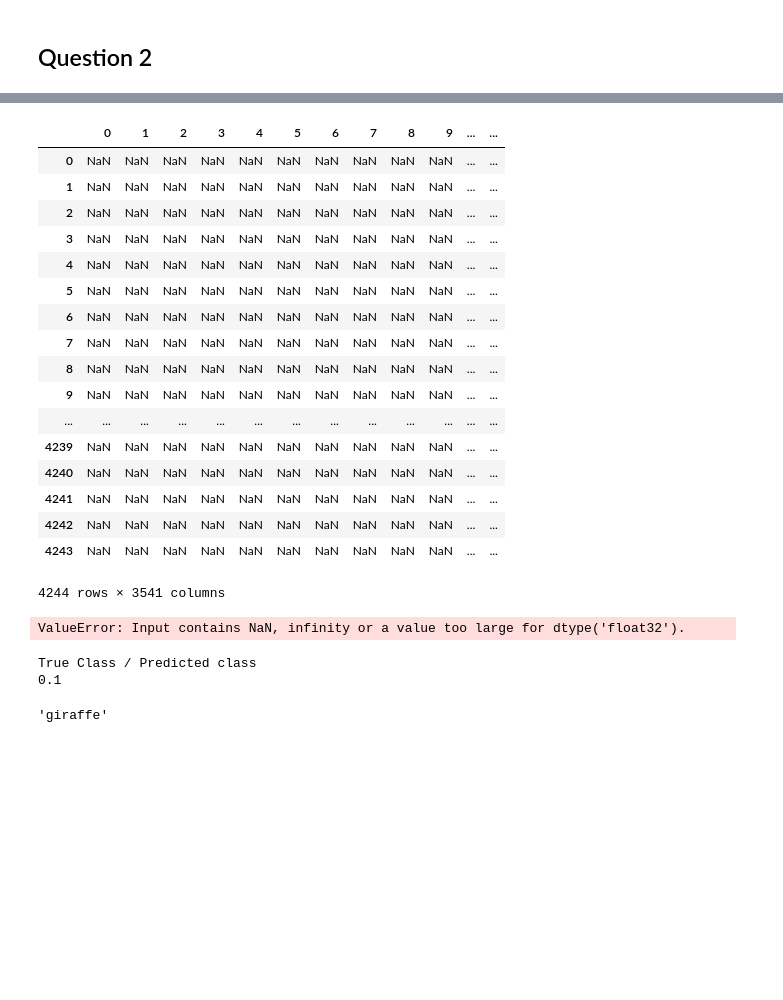
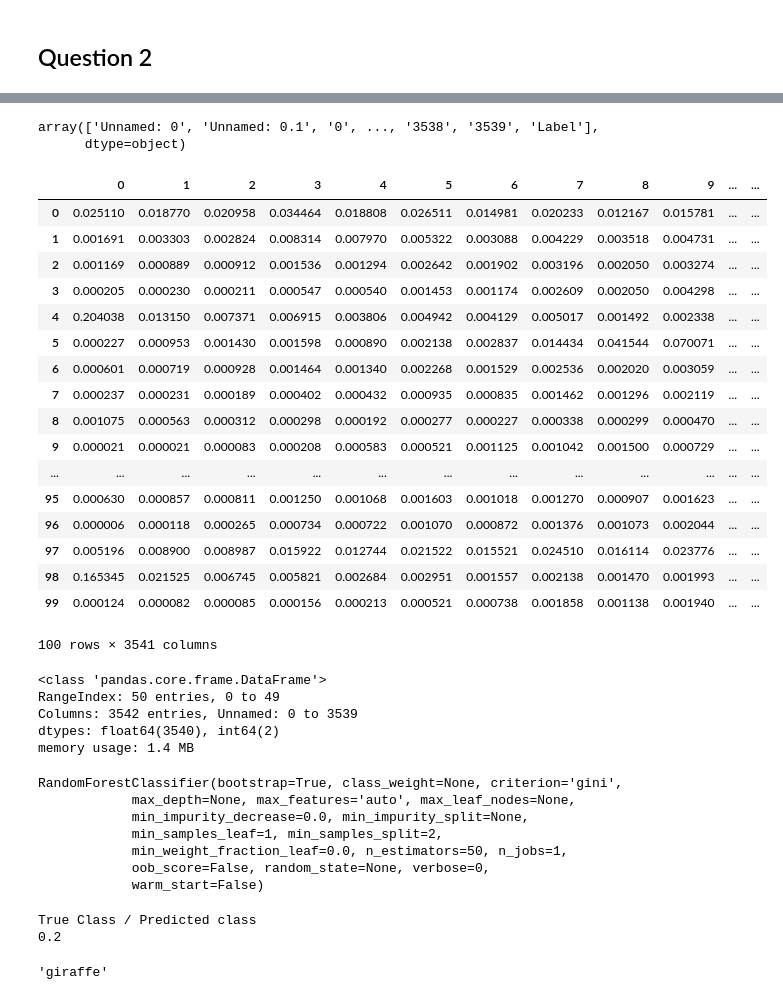
Before and after one commit to ckgrosch/groschner-python-ay250-homework, a Jupyter notebook: hw_6/hw_6_groschner.ipynb, the cells around one changed output, grey strips where cells are left out. Saved outputs shown, nothing was run; the diff lists cells and outputs as text; code cells hidden in the pictures; blank space fills up the shorter version.

```diff
--- a/hw_6/hw_6_groschner.ipynb
+++ b/hw_6/hw_6_groschner.ipynb
@@ -225,3 +225,8 @@ df_full.head()
 5 rows × 3541 columns
 # %% [markdown]
 ## Question 2
+# %%
+directory = '/Users/kategroschner/Documents/Berkeley2017_2018/AY250/python-ay250-homework/hw_6/50_categories'
+csv_name = directory + '/all_features.csv'
+df_full = pd.read_csv(csv_name)
+df_full.fillna(value=0)
@@ -228 +252,27 @@ df_full.head()
+# %%
+df_full.columns.values
+# %% [output]
+array(['Unnamed: 0', 'Unnamed: 0.1', '0', ..., '3538', '3539', 'Label'],
+      dtype=object)
+# %%
+df_full.drop(['Unnamed: 0.1','Unnamed: 0'] ,axis = 1)
+# %% [output]
+|  | 0 | 1 | 2 | 3 | 4 | 5 | 6 | 7 | 8 | 9 | ... | ... |
+| 0 | 0.025110 | 0.018770 | 0.020958 | 0.034464 | 0.018808 | 0.026511 | 0.014981 | 0.020233 | 0.012167 | 0.015781 | ... | ... |
+| 1 | 0.001691 | 0.003303 | 0.002824 | 0.008314 | 0.007970 | 0.005322 | 0.003088 | 0.004229 | 0.003518 | 0.004731 | ... | ... |
+| 2 | 0.001169 | 0.000889 | 0.000912 | 0.001536 | 0.001294 | 0.002642 | 0.001902 | 0.003196 | 0.002050 | 0.003274 | ... | ... |
+| 3 | 0.000205 | 0.000230 | 0.000211 | 0.000547 | 0.000540 | 0.001453 | 0.001174 | 0.002609 | 0.002050 | 0.004298 | ... | ... |
+| 4 | 0.204038 | 0.013150 | 0.007371 | 0.006915 | 0.003806 | 0.004942 | 0.004129 | 0.005017 | 0.001492 | 0.002338 | ... | ... |
+| 5 | 0.000227 | 0.000953 | 0.001430 | 0.001598 | 0.000890 | 0.002138 | 0.002837 | 0.014434 | 0.041544 | 0.070071 | ... | ... |
+| 6 | 0.000601 | 0.000719 | 0.000928 | 0.001464 | 0.001340 | 0.002268 | 0.001529 | 0.002536 | 0.002020 | 0.003059 | ... | ... |
+| 7 | 0.000237 | 0.000231 | 0.000189 | 0.000402 | 0.000432 | 0.000935 | 0.000835 | 0.001462 | 0.001296 | 0.002119 | ... | ... |
+| 8 | 0.001075 | 0.000563 | 0.000312 | 0.000298 | 0.000192 | 0.000277 | 0.000227 | 0.000338 | 0.000299 | 0.000470 | ... | ... |
+| 9 | 0.000021 | 0.000021 | 0.000083 | 0.000208 | 0.000583 | 0.000521 | 0.001125 | 0.001042 | 0.001500 | 0.000729 | ... | ... |
+| ... | ... | ... | ... | ... | ... | ... | ... | ... | ... | ... | ... | ... |
+| 95 | 0.000630 | 0.000857 | 0.000811 | 0.001250 | 0.001068 | 0.001603 | 0.001018 | 0.001270 | 0.000907 | 0.001623 | ... | ... |
+| 96 | 0.000006 | 0.000118 | 0.000265 | 0.000734 | 0.000722 | 0.001070 | 0.000872 | 0.001376 | 0.001073 | 0.002044 | ... | ... |
+| 97 | 0.005196 | 0.008900 | 0.008987 | 0.015922 | 0.012744 | 0.021522 | 0.015521 | 0.024510 | 0.016114 | 0.023776 | ... | ... |
+| 98 | 0.165345 | 0.021525 | 0.006745 | 0.005821 | 0.002684 | 0.002951 | 0.001557 | 0.002138 | 0.001470 | 0.001993 | ... | ... |
+| 99 | 0.000124 | 0.000082 | 0.000085 | 0.000156 | 0.000213 | 0.000521 | 0.000738 | 0.001858 | 0.001138 | 0.001940 | ... | ... |
+100 rows × 3541 columns
 # %%
@@ -232,33 +281,26 @@ X_train = df_full.iloc[0:half,:-1]
 Y_train = df_full.iloc[0:half,-1]
 X_test = df_full.iloc[half:,:-1]
 Y_test = df_full.iloc[half:,-1]
-# %%
-if
-# %% [output]
-|  | 0 | 1 | 2 | 3 | 4 | 5 | 6 | 7 | 8 | 9 | ... | ... |
-| 0 | NaN | NaN | NaN | NaN | NaN | NaN | NaN | NaN | NaN | NaN | ... | ... |
-| 1 | NaN | NaN | NaN | NaN | NaN | NaN | NaN | NaN | NaN | NaN | ... | ... |
-| 2 | NaN | NaN | NaN | NaN | NaN | NaN | NaN | NaN | NaN | NaN | ... | ... |
-| 3 | NaN | NaN | NaN | NaN | NaN | NaN | NaN | NaN | NaN | NaN | ... | ... |
-| 4 | NaN | NaN | NaN | NaN | NaN | NaN | NaN | NaN | NaN | NaN | ... | ... |
-| 5 | NaN | NaN | NaN | NaN | NaN | NaN | NaN | NaN | NaN | NaN | ... | ... |
-| 6 | NaN | NaN | NaN | NaN | NaN | NaN | NaN | NaN | NaN | NaN | ... | ... |
-| 7 | NaN | NaN | NaN | NaN | NaN | NaN | NaN | NaN | NaN | NaN | ... | ... |
-| 8 | NaN | NaN | NaN | NaN | NaN | NaN | NaN | NaN | NaN | NaN | ... | ... |
-| 9 | NaN | NaN | NaN | NaN | NaN | NaN | NaN | NaN | NaN | NaN | ... | ... |
-| ... | ... | ... | ... | ... | ... | ... | ... | ... | ... | ... | ... | ... |
-| 4239 | NaN | NaN | NaN | NaN | NaN | NaN | NaN | NaN | NaN | NaN | ... | ... |
-| 4240 | NaN | NaN | NaN | NaN | NaN | NaN | NaN | NaN | NaN | NaN | ... | ... |
-| 4241 | NaN | NaN | NaN | NaN | NaN | NaN | NaN | NaN | NaN | NaN | ... | ... |
-| 4242 | NaN | NaN | NaN | NaN | NaN | NaN | NaN | NaN | NaN | NaN | ... | ... |
-| 4243 | NaN | NaN | NaN | NaN | NaN | NaN | NaN | NaN | NaN | NaN | ... | ... |
-4244 rows × 3541 columns
+# %%
+X_train.info()
+# %% [output]
+<class 'pandas.core.frame.DataFrame'>
+RangeIndex: 50 entries, 0 to 49
+Columns: 3542 entries, Unnamed: 0 to 3539
+dtypes: float64(3540), int64(2)
+memory usage: 1.4 MB
 # %%
 from sklearn.ensemble import RandomForestClassifier
 classifier = RandomForestClassifier(n_estimators=50)
 classifier.fit(X_train, Y_train)
 # %% [output]
-ValueError: Input contains NaN, infinity or a value too large for dtype('float32').
+RandomForestClassifier(bootstrap=True, class_weight=None, criterion='gini',
+            max_depth=None, max_features='auto', max_leaf_nodes=None,
+            min_impurity_decrease=0.0, min_impurity_split=None,
+            min_samples_leaf=1, min_samples_split=2,
+            min_weight_fraction_leaf=0.0, n_estimators=50, n_jobs=1,
+            oob_score=False, random_state=None, verbose=0,
+            warm_start=False)
 # %%
 pred_rf = classifier.predict(X_test)
 match = 0
@@ -269,7 +311,7 @@ print("True Class / Predicted class")
 print(match/10)
 # %% [output]
 True Class / Predicted class
-0.1
+0.2
 # %%
 Y_test.iloc[0]
 # %% [output]
```
Also changed, not shown: parts of 5 cells of this notebook.
